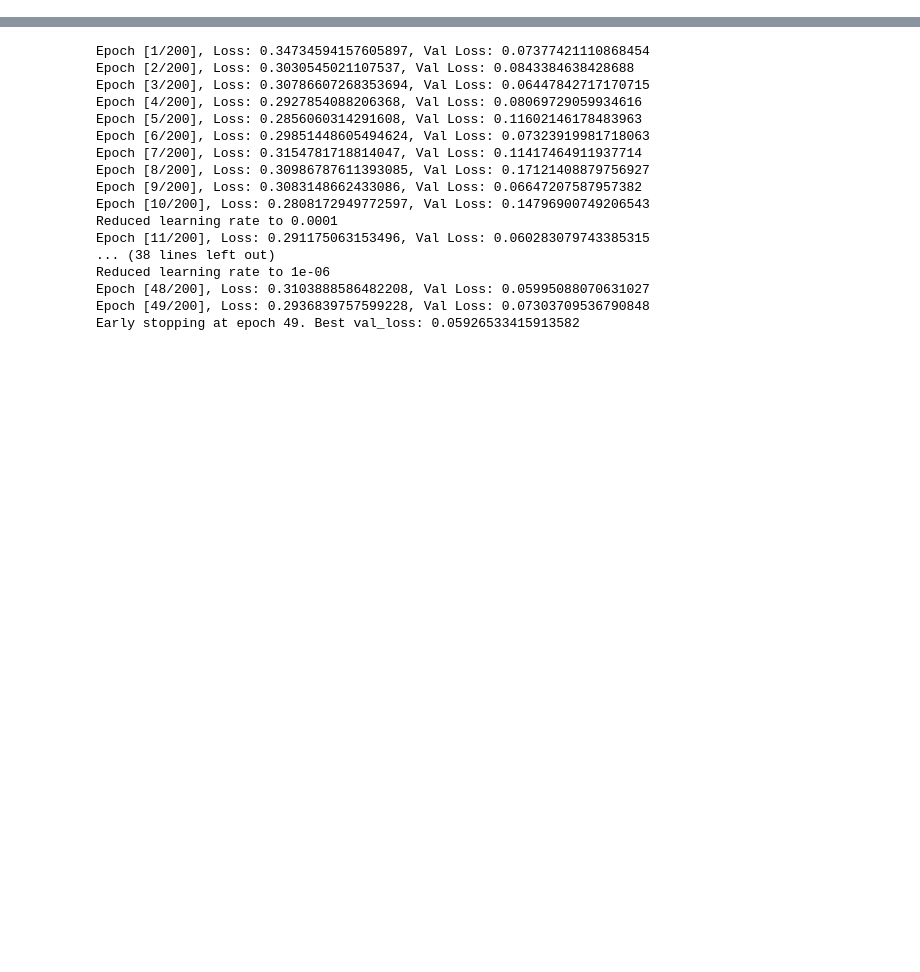
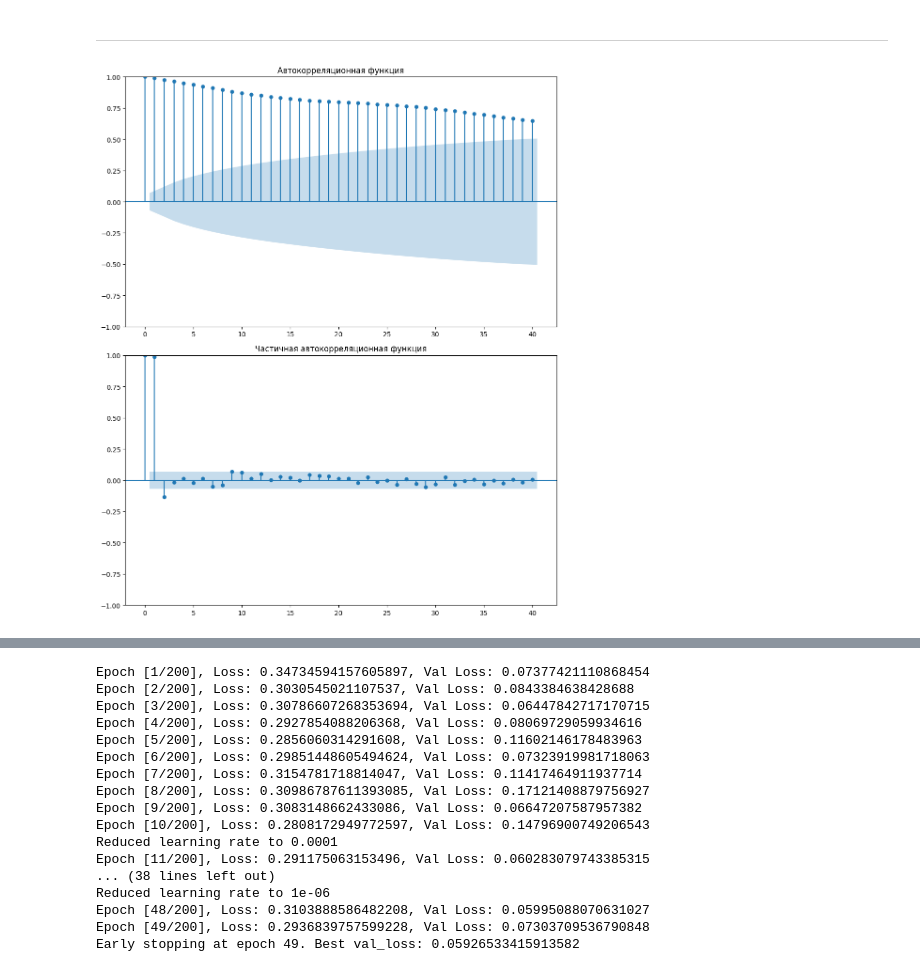
Before and after one commit to InnerShadow/UDSpredictor, a Jupyter notebook: src/demo.ipynb, the cells around one changed output, grey strips where cells are left out. Drawn from its saved outputs; the diff is of its cells as text; code cells hidden in the pictures; blank space fills up the shorter version.

Commit message:
demo_autocorr

```diff
--- a/src/demo.ipynb
+++ b/src/demo.ipynb
@@ -0,0 +55,11 @@
+# %% [markdown]
+---------------------
+# %%
+from DrawingSystem.AutocorrelationDrawer import AutocorrelationDrawer
+
+pre_acf_drawer = AutocorrelationDrawer()
+
+pre_acf_drawer.set_data(pre_data['Cost'])
+pre_acf_drawer.plot()
+# %% [output]
+[figure, added]
```
Also changed, not shown: parts of 22 cells of this notebook.
